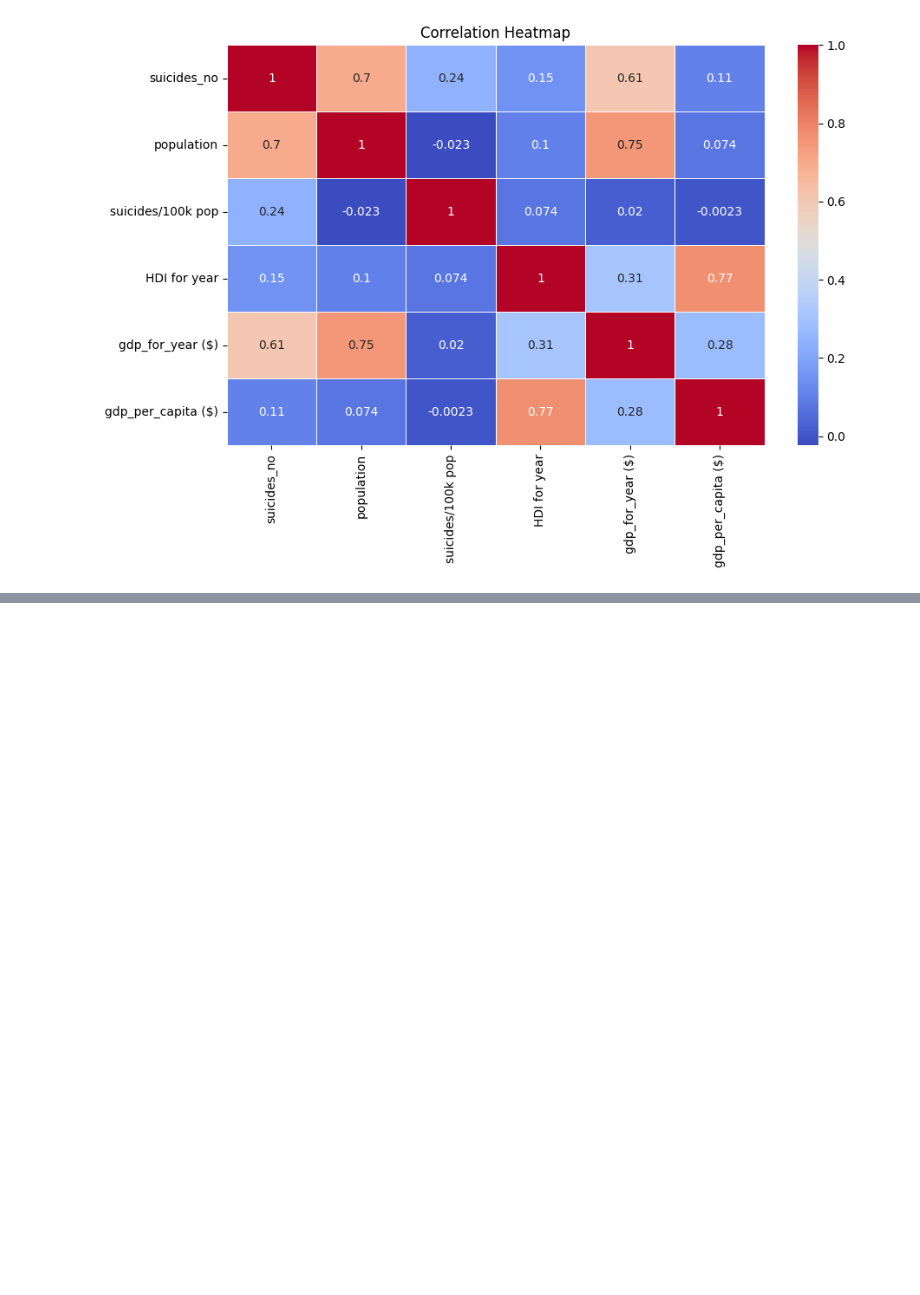
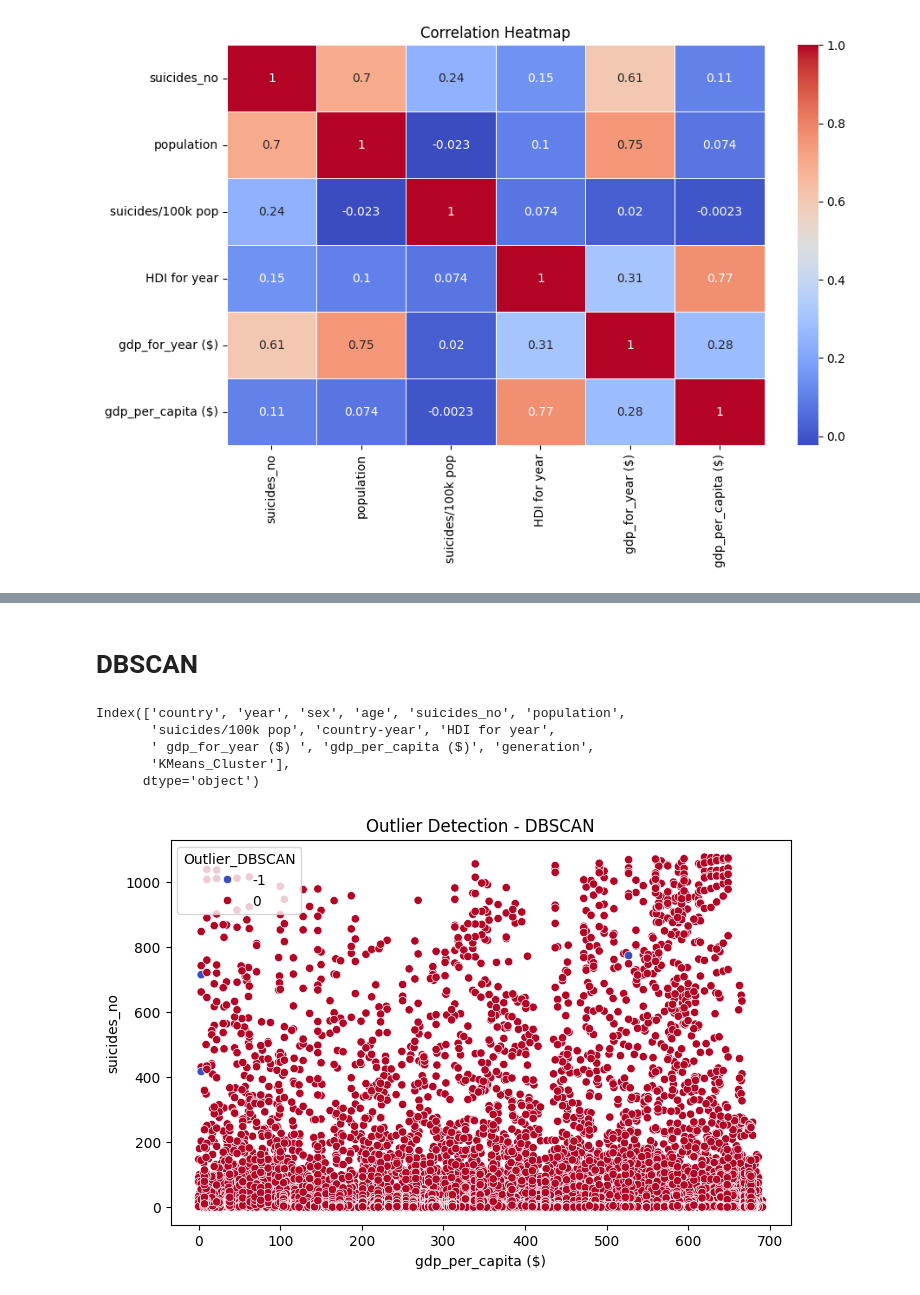
Before and after one commit to SubhayanSinha/21BDS0114_ML, a Jupyter notebook: 21BDS0114.ipynb, the cells around one changed output, grey strips where cells are left out. Drawn from its saved outputs; the diff is of its cells as text; code cells hidden in the pictures; blank space fills up the shorter version.

```diff
--- a/21BDS0114.ipynb
+++ b/21BDS0114.ipynb
@@ -325,0 +365,20 @@ Name: predicted_mean, dtype: float64
+# %% [markdown]
+# **DBSCAN**
+# %%
+df.columns
+# %% [output]
+Index(['country', 'year', 'sex', 'age', 'suicides_no', 'population',
+       'suicides/100k pop', 'country-year', 'HDI for year',
+       ' gdp_for_year ($) ', 'gdp_per_capita ($)', 'generation',
+       'KMeans_Cluster'],
+      dtype='object')
+# %%
+dbscan = DBSCAN(eps=2, min_samples=5)
+df['Outlier_DBSCAN'] = dbscan.fit_predict(df_scaled)
+
+plt.figure(figsize=(8,5))
+sns.scatterplot(x=df['gdp_per_capita ($)'], y=df['suicides_no'], hue=df['Outlier_DBSCAN'], palette="coolwarm")
+plt.title("Outlier Detection - DBSCAN")
+plt.show()
+# %% [output]
+[figure, added]
```
Also changed, not shown: parts of 17 cells of this notebook.
